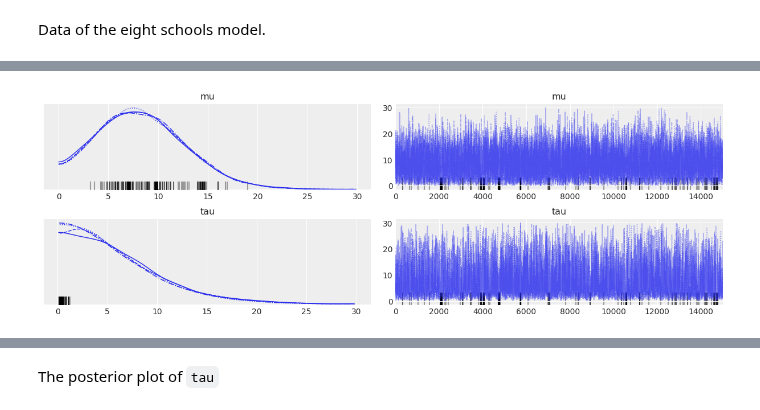
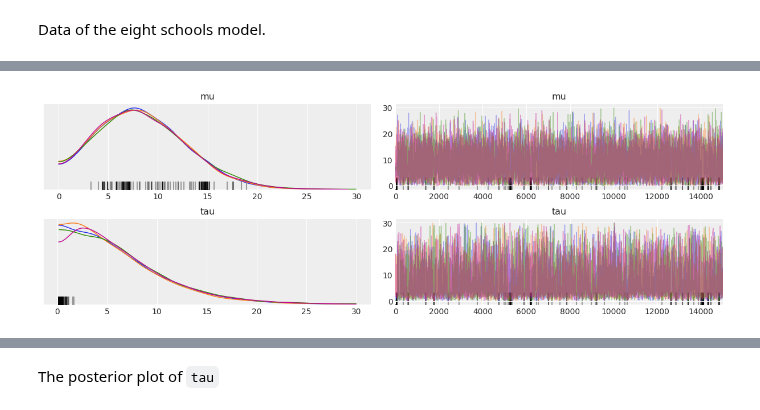
Before and after one commit to pymc-devs/pymc-resources, a Jupyter notebook: BDA3/chap_05.ipynb, the cells around one changed output, grey strips where cells are left out. Drawn from its saved outputs; the diff is of its cells as text; code cells hidden in the pictures.

```diff
--- a/BDA3/chap_05.ipynb
+++ b/BDA3/chap_05.ipynb
@@ -288,6 +295,6 @@ There were 51 divergences after tuning. Increase `target_accept` or reparameteri
 The number of effective samples is smaller than 10% for some parameters.
 # %%
-pm.traceplot(trace_2, varnames=['mu', 'tau']);
+az.plot_trace(trace_2, var_names=['mu', 'tau']);
 # %% [output]
-[figure, old version]
+[figure, new version]
 # %%
```
Also changed, not shown: parts of 41 cells of this notebook.
